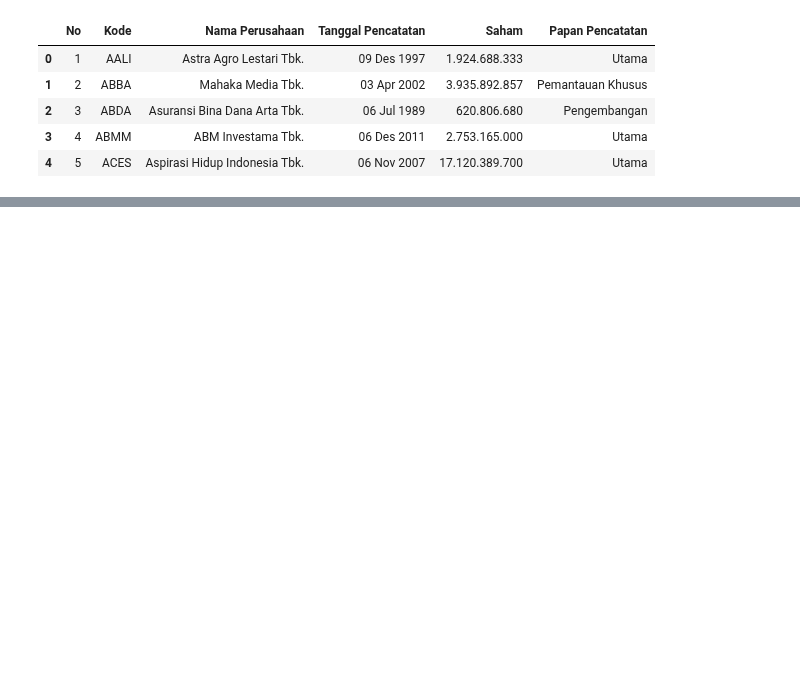
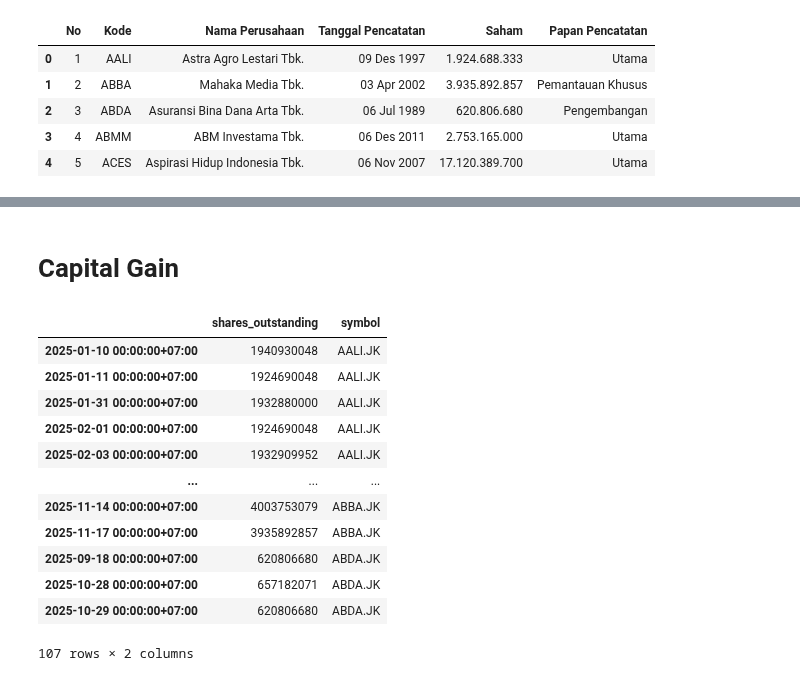
Before and after one commit to Zakihran13/indonesia-stock-pipeline, a Jupyter notebook: src/extract/yfinance.ipynb, the cells around one changed output, grey strips where cells are left out. Saved outputs shown, nothing was run; the diff lists cells and outputs as text; code cells hidden in the pictures; blank space fills up the shorter version.

```diff
--- a/src/extract/yfinance.ipynb
+++ b/src/extract/yfinance.ipynb
@@ -18,0 +321,26 @@ all_tickers.to_json(r"C:\Users\zakis\OneDrive\Desktop\indonesia-stock-pipeline\d
+# %% [markdown]
+# Capital Gain
+# %%
+shares_full = pd.DataFrame()
+for symbol, ticker in yfinance.tickers.items():
+    sf = pd.DataFrame(ticker.get_shares_full())
+    sf["symbol"] = symbol
+    sf.rename(columns={0: "shares_outstanding"}, inplace=True)
+
+    shares_full = pd.concat([shares_full, sf])
+# %%
+display(shares_full)
+# %% [output]
+|  | shares_outstanding | symbol |
+| 2025-01-10 00:00:00+07:00 | 1940930048 | AALI.JK |
+| 2025-01-11 00:00:00+07:00 | 1924690048 | AALI.JK |
+| 2025-01-31 00:00:00+07:00 | 1932880000 | AALI.JK |
+| 2025-02-01 00:00:00+07:00 | 1924690048 | AALI.JK |
+| 2025-02-03 00:00:00+07:00 | 1932909952 | AALI.JK |
+| ... | ... | ... |
+| 2025-11-14 00:00:00+07:00 | 4003753079 | ABBA.JK |
+| 2025-11-17 00:00:00+07:00 | 3935892857 | ABBA.JK |
+| 2025-09-18 00:00:00+07:00 | 620806680 | ABDA.JK |
+| 2025-10-28 00:00:00+07:00 | 657182071 | ABDA.JK |
+| 2025-10-29 00:00:00+07:00 | 620806680 | ABDA.JK |
+107 rows × 2 columns
```
Also changed, not shown: parts of 24 cells of this notebook, 13 other files.
